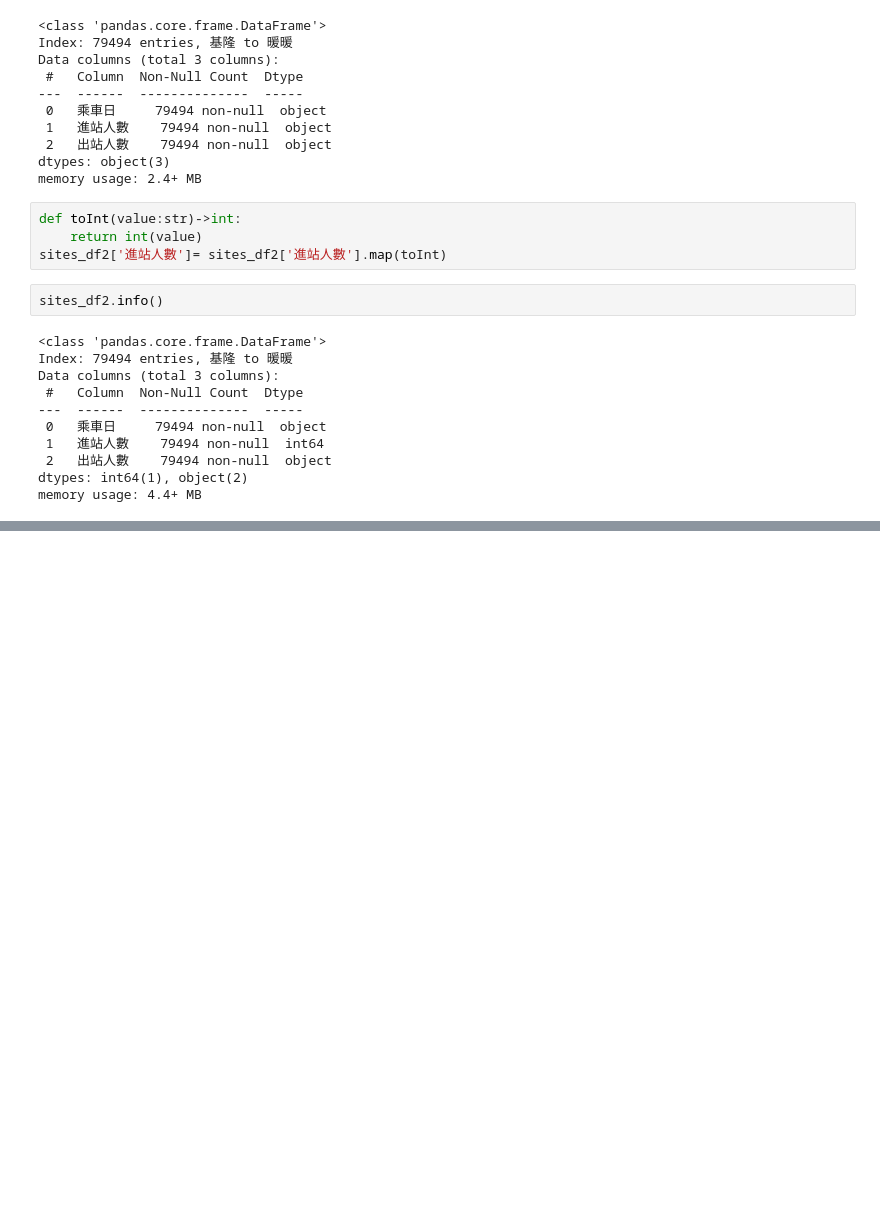
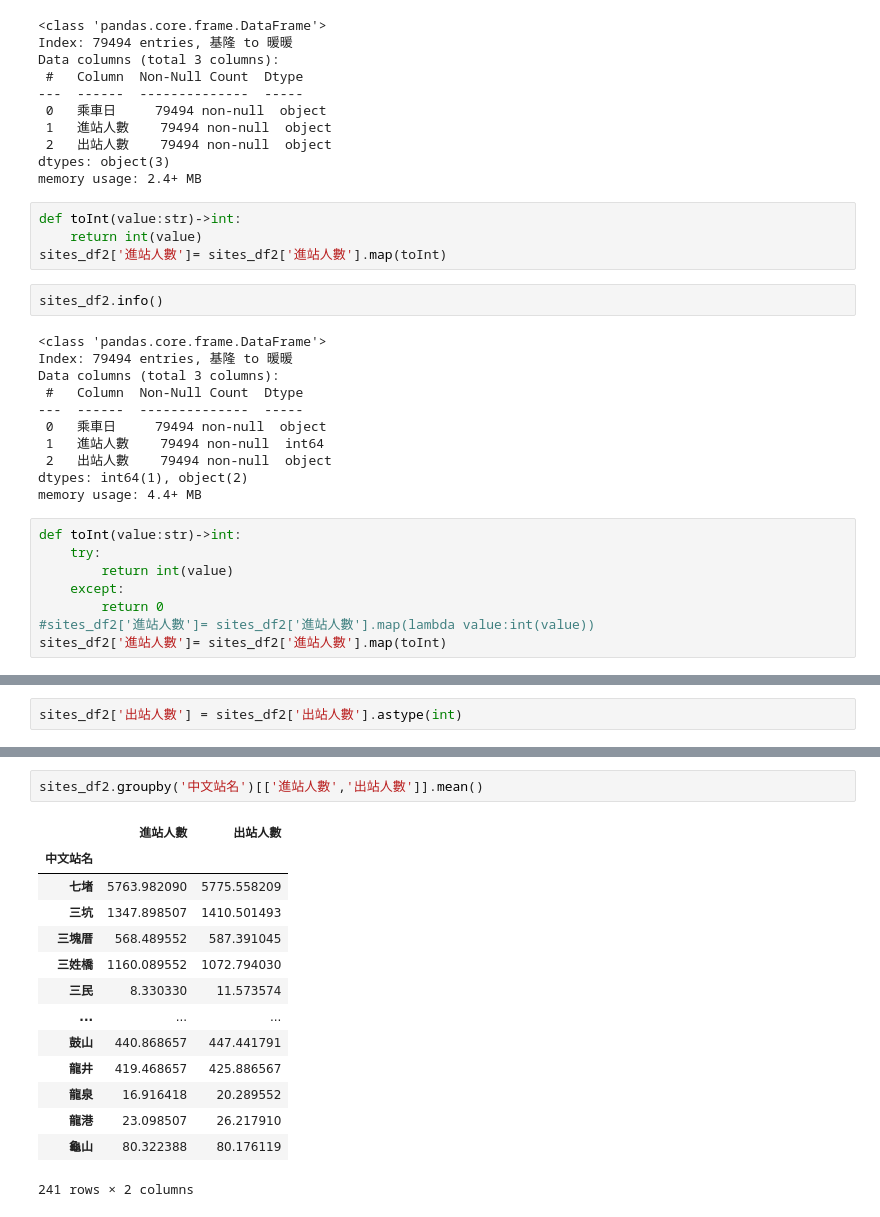
Before and after one commit to dearkelly/_112_python_chihlee_kelly, a Jupyter notebook: lesson17_3.ipynb, the cells around one changed output, grey strips where cells are left out. Saved outputs shown, nothing was run; the diff lists cells and outputs as text; blank space fills up the shorter version.

```diff
--- a/lesson17_3.ipynb
+++ b/lesson17_3.ipynb
@@ -156,3 +156,11 @@ Data columns (total 3 columns):
  2   出站人數    79494 non-null  object
 dtypes: int64(1), object(2)
 memory usage: 4.4+ MB
+# %%
+def toInt(value:str)->int:
+    try:
+        return int(value)
+    except:
+        return 0
+#sites_df2['進站人數']= sites_df2['進站人數'].map(lambda value:int(value))
+sites_df2['進站人數']= sites_df2['進站人數'].map(toInt)
@@ -158,0 +184,2 @@ memory usage: 4.4+ MB
+# %%
+sites_df2['出站人數'] = sites_df2['出站人數'].astype(int)
@@ -158,0 +199,17 @@ memory usage: 4.4+ MB
+# %%
+sites_df2.groupby('中文站名')[['進站人數','出站人數']].mean()
+# %% [output]
+|  | 進站人數 | 出站人數 |
+| 中文站名 |  |  |
+| 七堵 | 5763.982090 | 5775.558209 |
+| 三坑 | 1347.898507 | 1410.501493 |
+| 三塊厝 | 568.489552 | 587.391045 |
+| 三姓橋 | 1160.089552 | 1072.794030 |
+| 三民 | 8.330330 | 11.573574 |
+| ... | ... | ... |
+| 鼓山 | 440.868657 | 447.441791 |
+| 龍井 | 419.468657 | 425.886567 |
+| 龍泉 | 16.916418 | 20.289552 |
+| 龍港 | 23.098507 | 26.217910 |
+| 龜山 | 80.322388 | 80.176119 |
+241 rows × 2 columns
```
Also changed, not shown: parts of 2 cells of this notebook.
